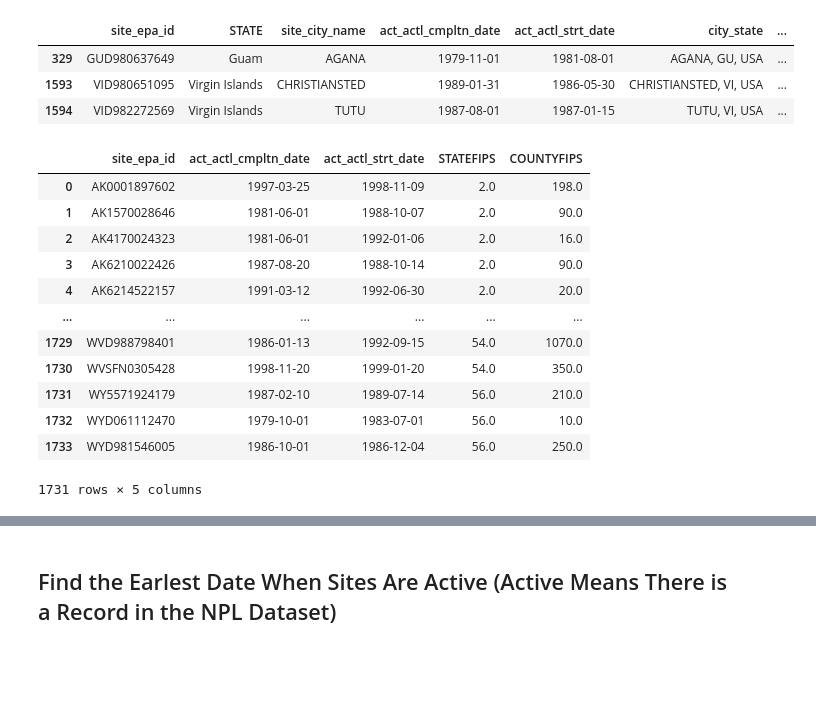
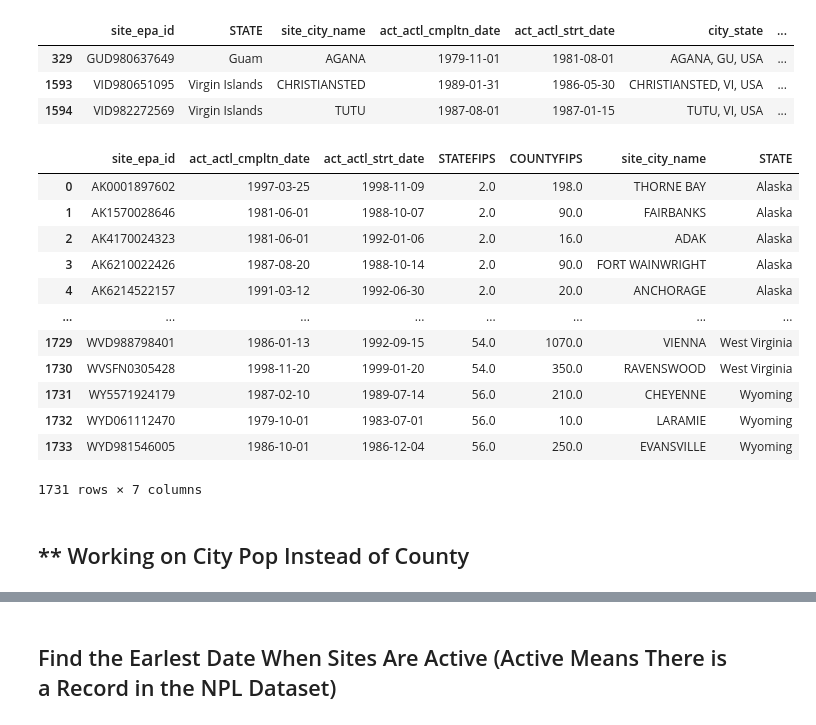
Before and after one commit to longyuangao/ENGI-E4800-Structural-Violence, a Jupyter notebook: Longyuan/EPLRA2.ipynb, the cells around one changed output, grey strips where cells are left out. Drawn from its saved outputs; the diff is of its cells as text; code cells hidden in the pictures; blank space fills up the shorter version.

```diff
--- a/Longyuan/EPLRA2.ipynb
+++ b/Longyuan/EPLRA2.ipynb
@@ -10,19 +10,18 @@ import datetime
 # %% [markdown]
 # Step 1: Import Superfund Sites Datasets and Match Superfund Sites to the Residing Cities
 # %%
-superfund = pd.ExcelFile('superfund.xlsx')
+superfund = pd.ExcelFile('..\..\Local\superfund.xlsx')
 print(superfund.sheet_names)
-df=pd.read_excel('superfund.xlsx')
+df=pd.read_excel('..\..\Local\superfund.xlsx')
 for items in superfund.sheet_names[1:]:
-    dfnew=pd.read_excel("superfund.xlsx",sheet_name=items)
+    dfnew=pd.read_excel("..\..\Local\superfund.xlsx",sheet_name=items)
     df=pd.concat([df,dfnew])
 superfund_df = df
 county_list = pd.read_excel("..\Public Data\VARIABLE for coder X.xlsx")
 # %% [output]
 ['Region 01', 'Region 02', 'Region 03', 'Region 04', 'Region 05', 'Region 06', 'Region 07', 'Region 08', 'Region 09', 'Region 10']
 # %%
-city_to_county = pd.read_csv(".\city_to_county.csv",encoding='latin-1')
-fips_data = pd.read_csv("..\Public Data\state_and_county_fips_master.csv")
+city_to_county = pd.read_csv("..\..\Local\city_to_county.csv",encoding='latin-1')
 # %%
 superfund_df.head(4)
 # %% [output]
@@ -259,19 +258,21 @@ combined_superfund_df[combined_superfund_df["ALLCOUNTIES_y"].isna()]
 # %%
 combined_superfund_df = combined_superfund_df.dropna(subset=["ALLCOUNTIES_y"])
 # %%
-combined_superfund_df = combined_superfund_df.loc[:,["site_epa_id","act_actl_cmpltn_date","act_actl_strt_date","STATEFIPS","COUNTYFIPS"]]
+combined_superfund_df = combined_superfund_df.loc[:,["site_epa_id","act_actl_cmpltn_date","act_actl_strt_date","STATEFIPS","COUNTYFIPS","site_city_name","STATE"]]
 combined_superfund_df
 # %% [output]
-|  | site_epa_id | act_actl_cmpltn_date | act_actl_strt_date | STATEFIPS | COUNTYFIPS |
-| 0 | AK0001897602 | 1997-03-25 | 1998-11-09 | 2.0 | 198.0 |
-| 1 | AK1570028646 | 1981-06-01 | 1988-10-07 | 2.0 | 90.0 |
-| 2 | AK4170024323 | 1981-06-01 | 1992-01-06 | 2.0 | 16.0 |
-| 3 | AK6210022426 | 1987-08-20 | 1988-10-14 | 2.0 | 90.0 |
-| 4 | AK6214522157 | 1991-03-12 | 1992-06-30 | 2.0 | 20.0 |
-| ... | ... | ... | ... | ... | ... |
-| 1729 | WVD988798401 | 1986-01-13 | 1992-09-15 | 54.0 | 1070.0 |
-| 1730 | WVSFN0305428 | 1998-11-20 | 1999-01-20 | 54.0 | 350.0 |
-| 1731 | WY5571924179 | 1987-02-10 | 1989-07-14 | 56.0 | 210.0 |
-| 1732 | WYD061112470 | 1979-10-01 | 1983-07-01 | 56.0 | 10.0 |
-| 1733 | WYD981546005 | 1986-10-01 | 1986-12-04 | 56.0 | 250.0 |
+|  | site_epa_id | act_actl_cmpltn_date | act_actl_strt_date | STATEFIPS | COUNTYFIPS | site_city_name | STATE |
+| 0 | AK0001897602 | 1997-03-25 | 1998-11-09 | 2.0 | 198.0 | THORNE BAY | Alaska |
+| 1 | AK1570028646 | 1981-06-01 | 1988-10-07 | 2.0 | 90.0 | FAIRBANKS | Alaska |
+| 2 | AK4170024323 | 1981-06-01 | 1992-01-06 | 2.0 | 16.0 | ADAK | Alaska |
+| 3 | AK6210022426 | 1987-08-20 | 1988-10-14 | 2.0 | 90.0 | FORT WAINWRIGHT | Alaska |
+| 4 | AK6214522157 | 1991-03-12 | 1992-06-30 | 2.0 | 20.0 | ANCHORAGE | Alaska |
+| ... | ... | ... | ... | ... | ... | ... | ... |
+| 1729 | WVD988798401 | 1986-01-13 | 1992-09-15 | 54.0 | 1070.0 | VIENNA | West Virginia |
+| 1730 | WVSFN0305428 | 1998-11-20 | 1999-01-20 | 54.0 | 350.0 | RAVENSWOOD | West Virginia |
+| 1731 | WY5571924179 | 1987-02-10 | 1989-07-14 | 56.0 | 210.0 | CHEYENNE | Wyoming |
+| 1732 | WYD061112470 | 1979-10-01 | 1983-07-01 | 56.0 | 10.0 | LARAMIE | Wyoming |
+| 1733 | WYD981546005 | 1986-10-01 | 1986-12-04 | 56.0 | 250.0 | EVANSVILLE | Wyoming |
-1731 rows × 5 columns
+1731 rows × 7 columns
+# %% [markdown]
+## ** Working on City Pop Instead of County
```
Also changed, not shown: parts of 15 cells of this notebook, 4 other files.
